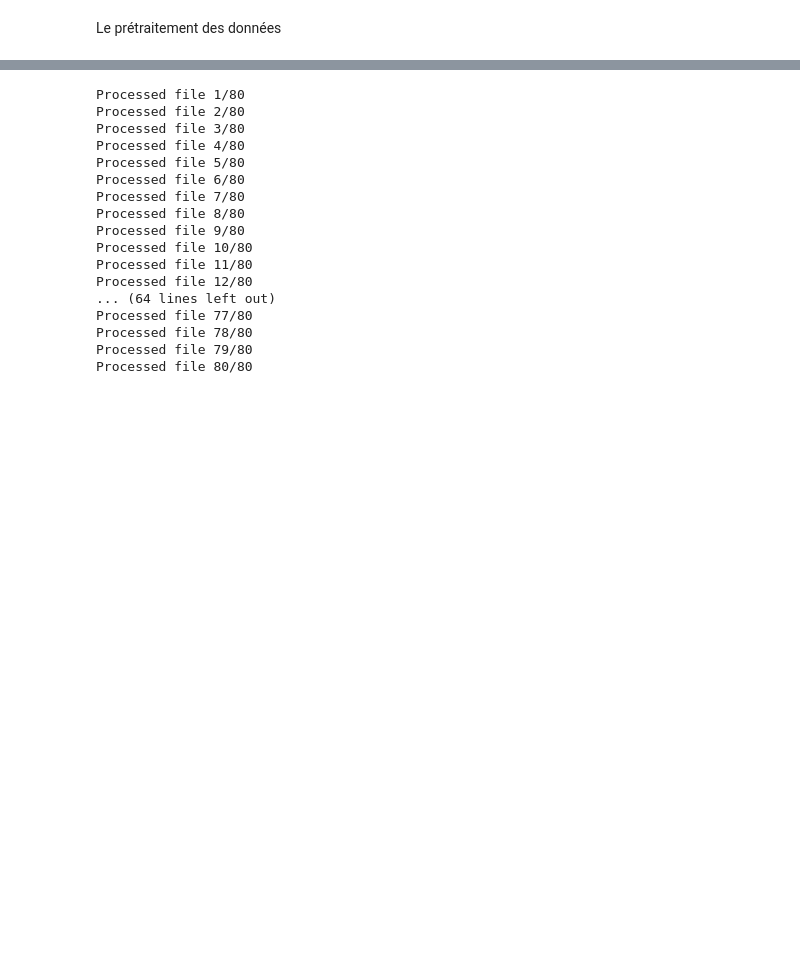
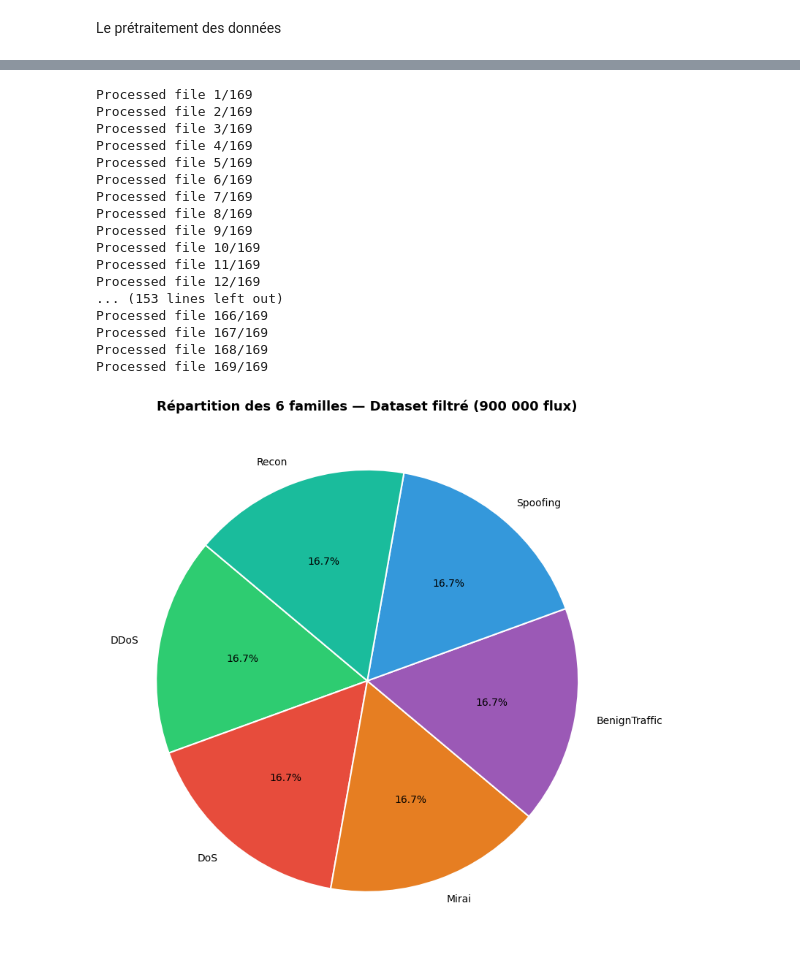
Before and after one commit to douae-gs/Intrusion_Detection_System-, a Jupyter notebook: Notebooks/Preprocessing.ipynb, the cells around one changed output, grey strips where cells are left out. Saved outputs shown, nothing was run; the diff lists cells and outputs as text; code cells hidden in the pictures; blank space fills up the shorter version.

```diff
--- a/Notebooks/Preprocessing.ipynb
+++ b/Notebooks/Preprocessing.ipynb
@@ -24,34 +24,25 @@ import glob
 from collections import defaultdict
 
 
-FAMILLES_CIBLES = ['DDoS', 'DoS', 'Mirai', 'Recon', 'Spoofing', 'Injection']
+FAMILLES_CIBLES = ['DDoS', 'DoS', 'Mirai', 'Recon', 'Spoofing']
 LABEL_BENIN = 'BenignTraffic'
 MAPPING_EXPLICITE = {
-    'DNS_Spoofing': 'Spoofing', 'MITM-ArpSpoofing': 'Spoofing',
-    'SqlInjection': 'Injection', 'CommandInjection': 'Injection',
-    'XSS': 'Injection', 'Uploading_Attack': 'Injection'
+    'DNS_Spoofing': 'Spoofing', 'MITM-ArpSpoofing': 'Spoofing'
 }
-
 def mapper_famille(label):
     if label == LABEL_BENIN: return LABEL_BENIN
     if label in MAPPING_EXPLICITE: return MAPPING_EXPLICITE[label]
     for famille in FAMILLES_CIBLES:
         if label.startswith(famille): return famille
     return None
-
-
 DATASET_PATH = "../data/CICIoT2023"
 CACHE_PATH = "../data/cache_filtre.csv"
 fichiers = sorted(glob.glob(os.path.join(DATASET_PATH, "*.csv")))
 compteur = defaultdict(int)
 max_par_famille = 150000
-
-# Repartir d'un fichier propre à chaque exécution du notebook
 if os.path.exists(CACHE_PATH):
     os.remove(CACHE_PATH)
-
 premiere_ecriture = True
-
 for i, f in enumerate(fichiers, 1):
     for chunk in pd.read_csv(f, chunksize=50000):
         chunk['famille'] = chunk['label'].apply(mapper_famille)
@@ -71,20 +62,39 @@ for i, f in enumerate(fichiers, 1):
             premiere_ecriture = False
     print(f"Processed file {i}/{len(fichiers)}")
 # %% [output]
-Processed file 1/80
-Processed file 2/80
-Processed file 3/80
-Processed file 4/80
-Processed file 5/80
-Processed file 6/80
-Processed file 7/80
-Processed file 8/80
-Processed file 9/80
-Processed file 10/80
-Processed file 11/80
-Processed file 12/80
-... (64 lines left out)
-Processed file 77/80
-Processed file 78/80
-Processed file 79/80
-Processed file 80/80
+Processed file 1/169
+Processed file 2/169
+Processed file 3/169
+Processed file 4/169
+Processed file 5/169
+Processed file 6/169
+Processed file 7/169
+Processed file 8/169
+Processed file 9/169
+Processed file 10/169
+Processed file 11/169
+Processed file 12/169
+... (153 lines left out)
+Processed file 166/169
+Processed file 167/169
+Processed file 168/169
+Processed file 169/169
+# %%
+import pandas as pd
+import matplotlib.pyplot as plt
+
+df = pd.read_csv('../data/cache_filtre.csv')
+counts = df['label'].value_counts()
+
+couleurs = ['#2ecc71','#e74c3c','#e67e22','#9b59b6','#3498db','#1abc9c']
+plt.figure(figsize=(8, 8))
+plt.pie(counts.values, labels=counts.index, autopct='%1.1f%%',
+        startangle=140, colors=couleurs,
+        wedgeprops={'edgecolor': 'white', 'linewidth': 1.5})
+plt.title('Répartition des 6 familles — Dataset filtré (900 000 flux)',
+          fontsize=13, fontweight='bold')
+plt.tight_layout()
+plt.savefig('../results/repartition_classes_pie.png', dpi=150)
+plt.show()
+# %% [output]
+[figure, added]
```
Also changed, not shown: parts of 1 cell of this notebook, 2 other files.
